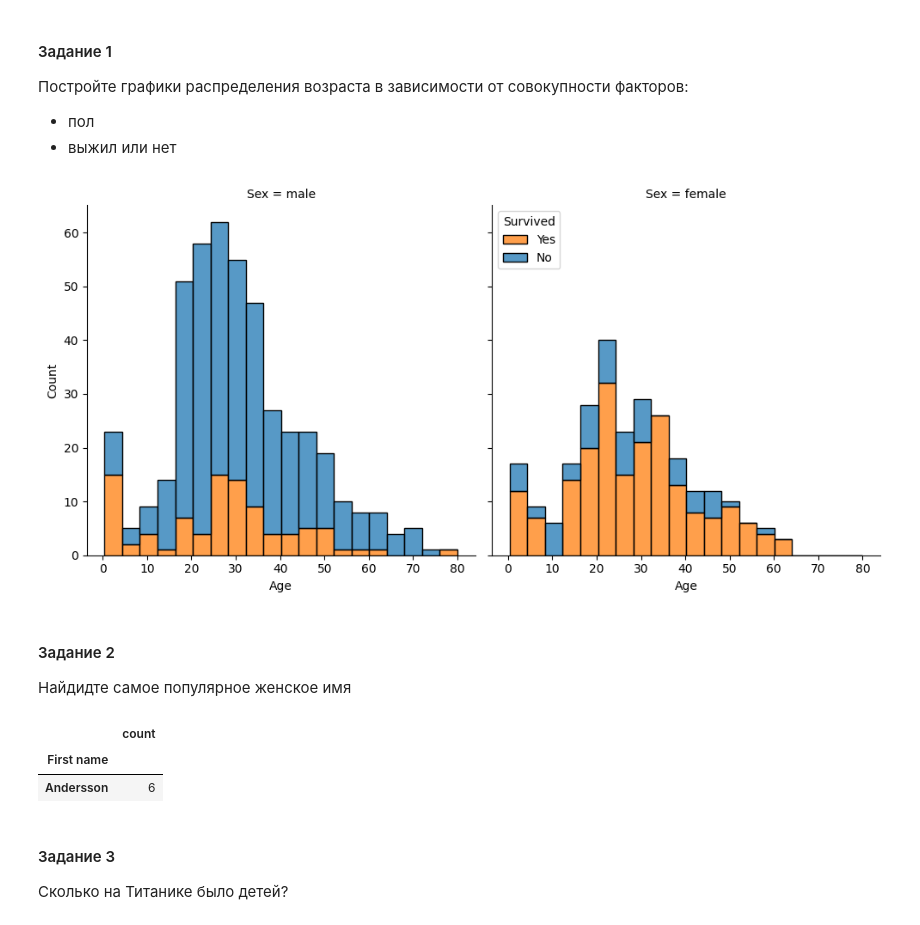
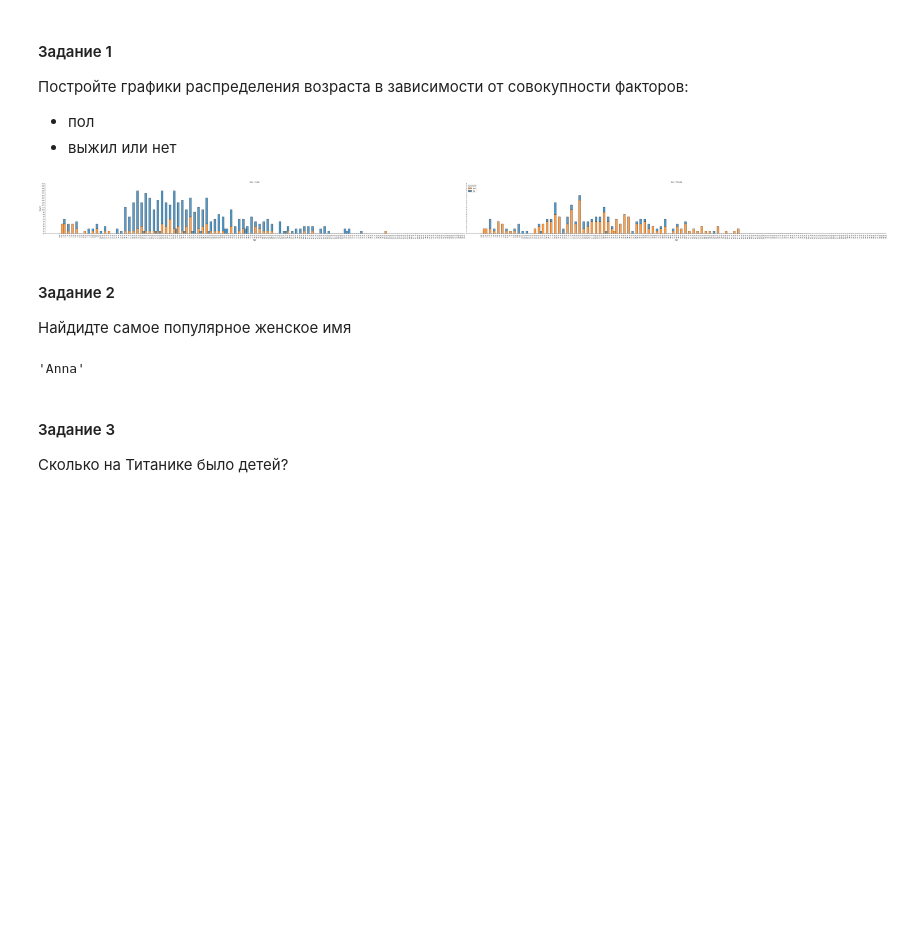
Before and after one commit to vhlebnikov/ML_Course, a Jupyter notebook: HomeworkFromClasses/HW2-Pandas.ipynb, the cells around one changed output. Saved outputs shown, nothing was run; the diff lists cells and outputs as text; code cells hidden in the pictures; blank space fills up the shorter version.

```diff
--- a/HomeworkFromClasses/HW2-Pandas.ipynb
+++ b/HomeworkFromClasses/HW2-Pandas.ipynb
@@ -12,7 +16,7 @@ import matplotlib.pyplot as plt
 
 Загрузим данные
 # %%
-titanic = pd.read_csv('data/titanic/train.csv')
+titanic = pd.read_csv('../data/titanic/train.csv')
 titanic.head()
 # %% [output]
 |  | PassengerId | Survived | Pclass | Name | Sex | Age | SibSp | Parch | Ticket | Fare | ... |
@@ -29,26 +33,32 @@ titanic.head()
 # %%
 # titanic.head()
 
-g = sns.displot(data=titanic, x='Age', col='Sex', hue='Survived', multiple="stack", legend=False)
+g = sns.displot(data=titanic, x='Age', col='Sex',       # при row='Sex' почему-то не отображаются деления
+                hue='Survived', multiple="stack",       # в числах у верхнего графика
+                legend=False, binwidth=0.5, aspect=7)
+g.set(xticks=np.arange(0, 100, 0.5), yticks=np.arange(0, 22))
+g.set_xticklabels(np.arange(0, 100, 0.5), rotation=90)
+
 plt.legend(title='Survived', loc='upper left', labels=['Yes', 'No'])
 plt.show(g)
 # %% [output]
-[figure, old version]
+[figure, new version]
 # %% [markdown]
 #### Задание 2
 Найдидте самое популярное женское имя
 # %%
-titanic['First name'] = titanic['Name'].str.split(pat=',').str[0]
+def parse_first_name_female(name):
+    # Заполняем таблицу именами, где присутствуют скобки, иначе NaN
+    first = name.str.extract(r"Mrs\.\s+[^(]*\((\w+)", expand=False)
+    # Те строки, которые NaN, парсим заново, но с другим регулярным выражением
+    first.loc[first.isna()] = name.str.extract(r"\.\s+(\w+)", expand=False)
+    return first
 
-t = titanic.loc[:, ['Sex', 'First name']][titanic['Sex'] == 'female'].groupby(['First name']).agg({
-    'First name': ['count']
-})
+names = parse_first_name_female(titanic.loc[titanic['Sex'] == 'female', 'Name'])
 
-t['First name'].sort_values(by='count', ascending=False).head(1)
+names.value_counts().index[0]
 # %% [output]
-|  | count |
-| First name |  |
-| Andersson | 6 |
+'Anna'
 # %% [markdown]
 #### Задание 3
 Сколько на Титанике было детей?
```
Also changed, not shown: parts of 5 cells of this notebook.
